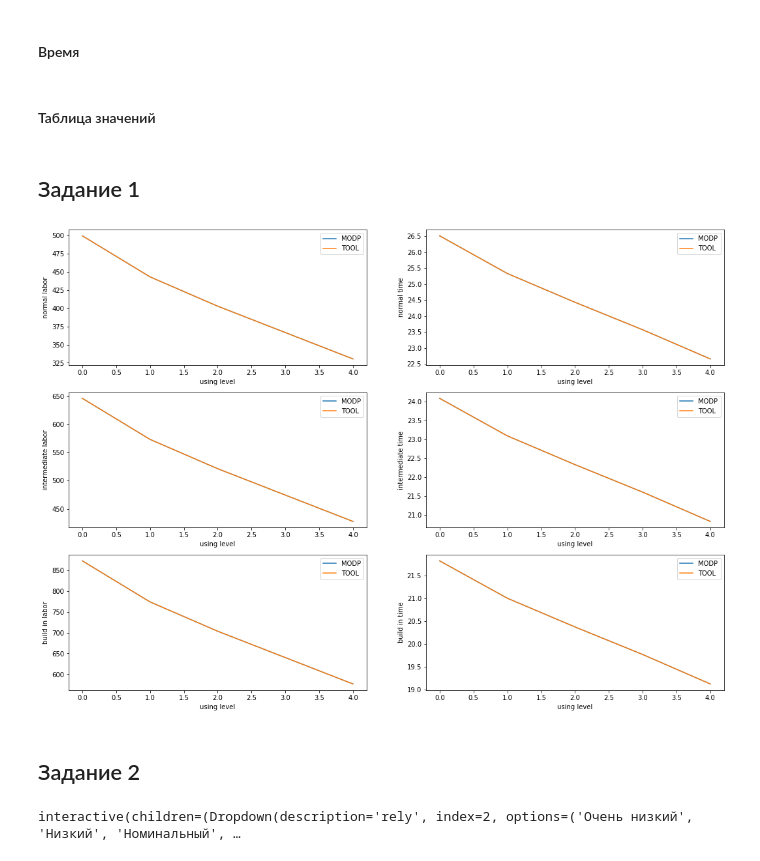
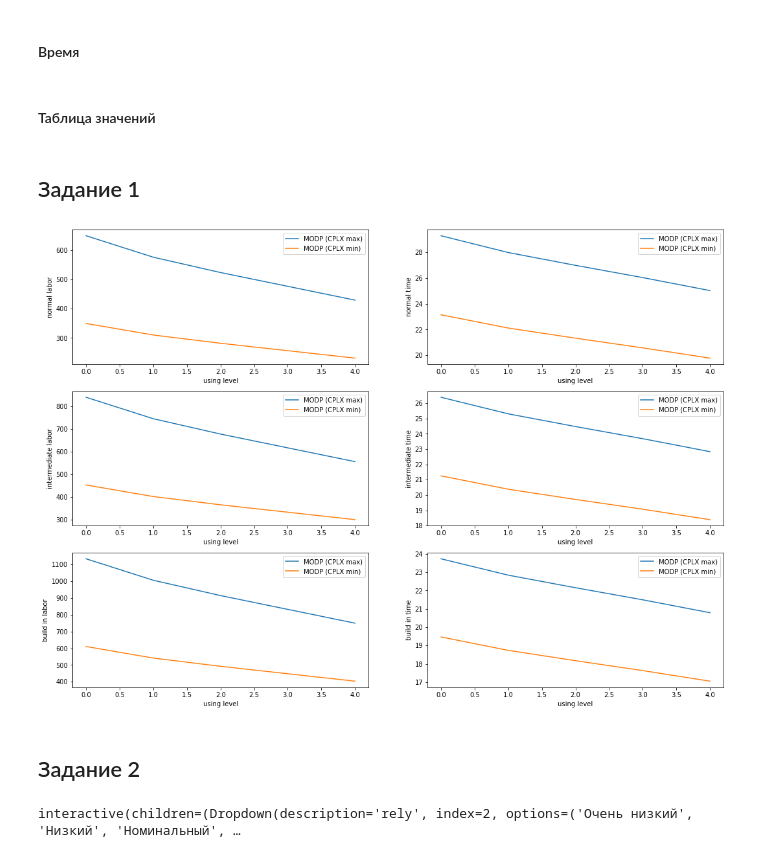
Before and after one commit to bmstu-ics7/economics-of-software-engineering, a Jupyter notebook: lab_06/lab6.ipynb, the cells around one changed output. Saved outputs shown, nothing was run; the diff lists cells and outputs as text; code cells hidden in the pictures.

Commit message:
:pencil: change graphs

```diff
--- a/lab_06/lab6.ipynb
+++ b/lab_06/lab6.ipynb
@@ -61,8 +61,8 @@ def labor_costs(coefficients: dict, eaf: float, size: float) -> float:
 # %%
 def time(coefficients: dict, labor: float) -> float:
     return coefficients['c2'] * labor ** coefficients['p2']
-# %% [markdown]
-#### Таблица значений
+# %% [markdown]
+#### Таблица значений
 # %%
 INDEX = {
     'Очень низкий': 0,
@@ -122,44 +122,46 @@ for mode in [NORMAL, INTER, BUILDIN]:
     for i in level:
         par_modp = PARAMETERS.copy()
         par_modp['MODP'] = MODP[i]
+        par_modp['CPLX'] = CPLX[4]
         par_modp = np.array(list(par_modp.values()))
 
         eaf_value = eaf(par_modp)
         labor_costs_value = labor_costs(mode, eaf_value, 100)
         time_value = time(mode, labor_costs_value)
         labor_modp.append(labor_costs_value)
         time_modp.append(time_value)
 
         par_tool = PARAMETERS.copy()
-        par_tool['TOOL'] = TOOL[i]
+        par_tool['MODP'] = MODP[i]
+        par_tool['CPLX'] = CPLX[0]
         par_tool = np.array(list(par_tool.values()))
 
         eaf_value = eaf(par_tool)
         labor_costs_value = labor_costs(mode, eaf_value, 100)
         time_value = time(mode, labor_costs_value)
         labor_tool.append(labor_costs_value)
         time_tool.append(time_value)
 
     plt.subplot(3, 2, labor_place)
     plt.xlabel('using level')
     plt.ylabel(mode['mode'] + ' labor')
-    plt.plot(level, labor_modp, label='MODP')
-    plt.plot(level, labor_tool, label='TOOL')
+    plt.plot(level, labor_modp, label='MODP (CPLX max)')
+    plt.plot(level, labor_tool, label='MODP (CPLX min)')
     plt.legend()
 
     plt.subplot(3, 2, time_place)
     plt.xlabel('using level')
     plt.ylabel(mode['mode'] + ' time')
-    plt.plot(level, time_modp, label='MODP')
-    plt.plot(level, time_tool, label='TOOL')
+    plt.plot(level, time_modp, label='MODP (CPLX max)')
+    plt.plot(level, time_tool, label='MODP (CPLX min)')
     plt.legend()
 
     labor_place += 2
     time_place += 2
 # %% [output]
-[figure, old version]
+[figure, new version]
-# %% [markdown]
-## Задание 2
+# %% [markdown]
+## Задание 2
 # %%
 time_calculation = time
 @interact(
```
Also changed, not shown: parts of 1 cell of this notebook.
